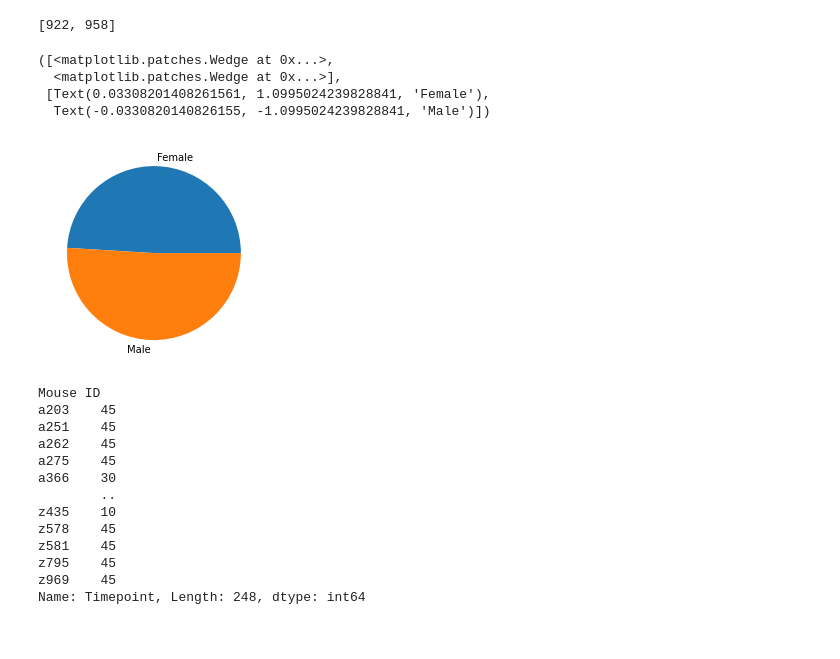
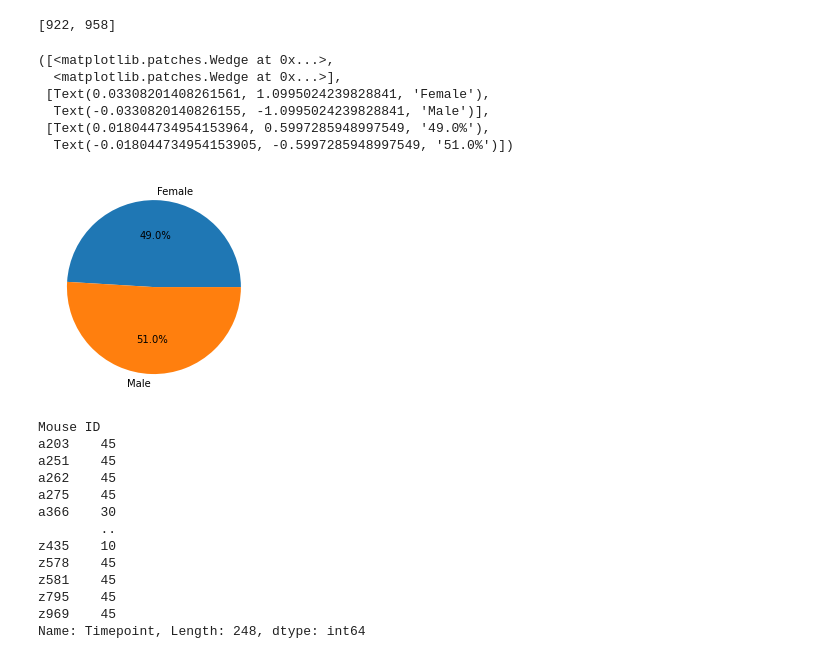
Before and after one commit to write42/matplot-challenge, a Jupyter notebook: pharma-hw.ipynb, the cells around one changed output. Cells and saved outputs as stored; diff of their text form; code cells hidden in the pictures.

```diff
--- a/pharma-hw.ipynb
+++ b/pharma-hw.ipynb
@@ -207,13 +207,15 @@ gender_count
 [922, 958]
 # %%
 gender = ["Female","Male"]
-plt.pie(gender_count,labels=gender)
+plt.pie(gender_count,labels=gender,autopct="%1.1f%%")
 # %% [output]
 ([<matplotlib.patches.Wedge at 0x...>,
   <matplotlib.patches.Wedge at 0x...>],
  [Text(0.03308201408261561, 1.0995024239828841, 'Female'),
-  Text(-0.0330820140826155, -1.0995024239828841, 'Male')])
+  Text(-0.0330820140826155, -1.0995024239828841, 'Male')],
+ [Text(0.018044734954153964, 0.5997285948997549, '49.0%'),
+  Text(-0.018044734954153905, -0.5997285948997549, '51.0%')])
-[figure, old version]
+[figure, new version]
 # %%
 # Go through duplicate_mouse for greatest timepoint of each mouse
 #Group by Drug Regimen
```
Also changed, not shown: parts of 7 cells of this notebook.
